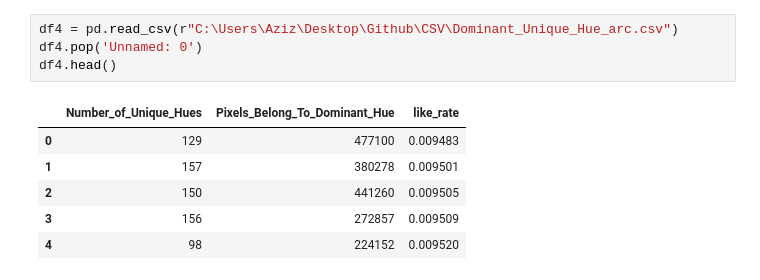
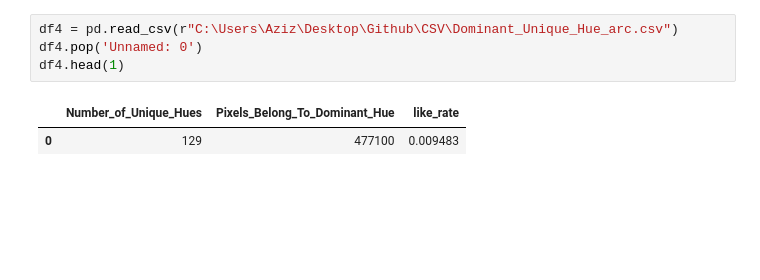
Before and after one commit to zizkincido/GraduationProject, a Jupyter notebook: Python/MergedFeatures.ipynb, the cells around one changed output. Drawn from its saved outputs; the diff is of its cells as text; blank space fills up the shorter version.

```diff
--- a/Python/MergedFeatures.ipynb
+++ b/Python/MergedFeatures.ipynb
@@ -43,14 +24,10 @@ df3
 # %%
 df4 = pd.read_csv(r"C:\Users\Aziz\Desktop\Github\CSV\Dominant_Unique_Hue_arc.csv")
 df4.pop('Unnamed: 0')
-df4.head()
+df4.head(1)
 # %% [output]
 |  | Number_of_Unique_Hues | Pixels_Belong_To_Dominant_Hue | like_rate |
 | 0 | 129 | 477100 | 0.009483 |
-| 1 | 157 | 380278 | 0.009501 |
-| 2 | 150 | 441260 | 0.009505 |
-| 3 | 156 | 272857 | 0.009509 |
-| 4 | 98 | 224152 | 0.009520 |
 # %%
 df5 = pd.read_csv(r"C:\Users\Aziz\Desktop\Github\CSV\Entropy_ARC_Ters.csv")
 df5.pop('Unnamed: 0')
```
Also changed, not shown: parts of 15 cells of this notebook.
